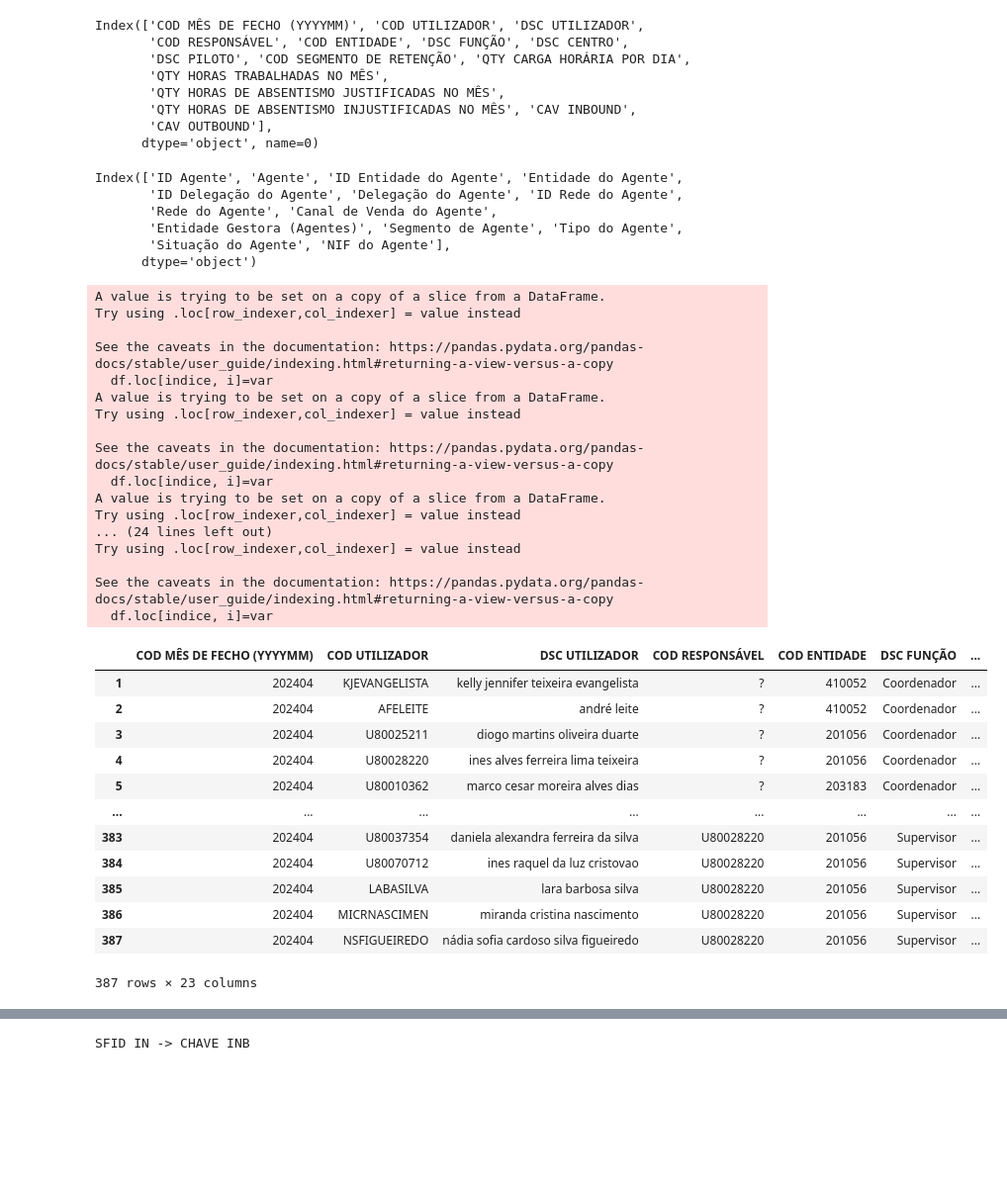
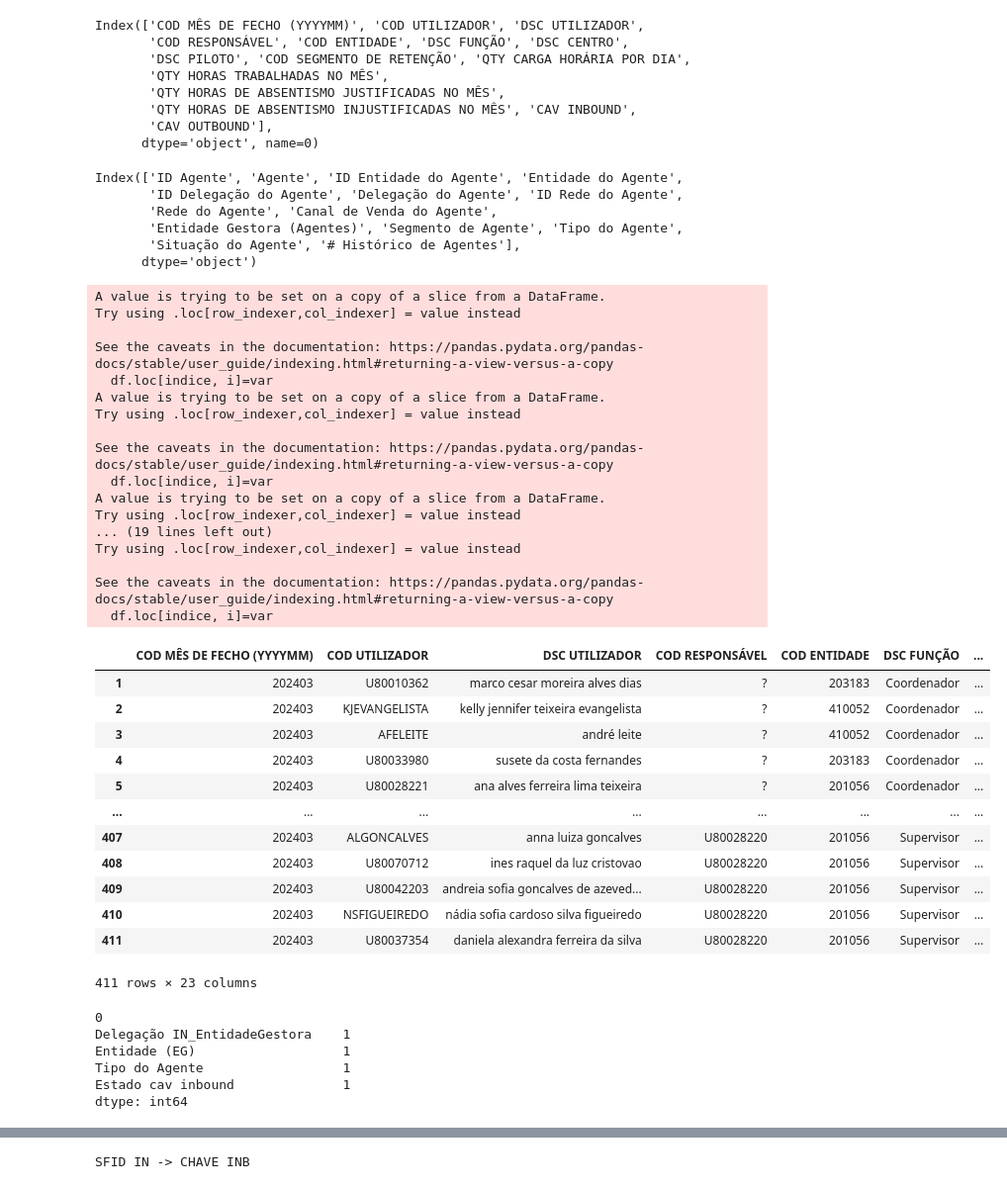
Before and after one commit to josepmatias/nos_reten-ao, a Jupyter notebook: cadastro_retencao.ipynb, the cells around one changed output, grey strips where cells are left out. Shown at 99% size. Cells and saved outputs as stored; diff of their text form; code cells hidden in the pictures; blank space fills up the shorter version.

```diff
--- a/cadastro_retencao.ipynb
+++ b/cadastro_retencao.ipynb
@@ -10,10 +13,10 @@ Requirement already satisfied: pyxlsb in /usr/local/lib/python3.10/dist-packages
 # %%
 #designar nomes de ficheiros e designar o mês
-cadastro_nome="Cadastro_EADW.xlsb"
-agentes_nome="AGENTES_TODOS_ENTIDADE_GESTORA_KC13219_29.04.xlsx"
+cadastro_nome="Cadastro_EADW_202403_202404_v3.xlsb"
+agentes_nome="AGENTES_TODOS_ENTIDADE_GESTORA_01.04.24.xlsb"
 cav_sfid_nome="sfidsvscavs.xlsb"
 
-mes="202404"
+mes="202403"
 # %%
 #fazer upload dos ficheiros
 from google.colab import files
@@ -53,7 +56,7 @@ Index(['ID Agente', 'Agente', 'ID Entidade do Agente', 'Entidade do Agente',
        'ID Delegação do Agente', 'Delegação do Agente', 'ID Rede do Agente',
        'Rede do Agente', 'Canal de Venda do Agente',
        'Entidade Gestora (Agentes)', 'Segmento de Agente', 'Tipo do Agente',
-       'Situação do Agente', 'NIF do Agente'],
+       'Situação do Agente', '# Histórico de Agentes'],
       dtype='object')
 # %%
 #importar ficheiro sidsvscavs
@@ -73,54 +76,70 @@ def conversao (dici, str, df=cadastro_mes, df2=agentes):
   for i, j in dici.items():
     for cav in df["CAV " + str].unique().tolist():
       indice=df.loc[df["CAV " + str]==cav, :].index
-      var=df2.loc[df2.iloc[:, 0]==cav, j].unique().tolist()[0]
-      df.loc[indice, i]=var
+      #introduzir excepção para eventuais erros (i.e., cavs que não são encontrados no ficheiro "agentes entidades todos")
+      try:
+        var=df2.loc[df2.iloc[:, 0]==cav, j].unique().tolist()[0]
+        df.loc[indice, i]=var
+      except IndexError:
+        df.loc[indice, i]="#N/A"
+
 
   return df
 
 #dicionario inb
 dici_inb={"Delegação IN_EntidadeGestora":"ID Delegação do Agente", "Entidade (EG)": "ID Entidade do Agente",  "Tipo do Agente": "Tipo do Agente", "Rede (EG)- Inbound": "Rede do Agente",\
 "Estado cav inbound": "Situação do Agente"}
 
 conversao(dici_inb, "INBOUND")
 
 #dicionario out
 
 dici_out={"Delegação OUT_EntidadeGestora":"ID Delegação do Agente", "Rede (EG)- Outbound":"Rede do Agente", "Estado Cav Outbound": "Situação do Agente"}
 
 
 conversao(dici_out, "OUTBOUND")
 # %% [output]
 A value is trying to be set on a copy of a slice from a DataFrame.
 Try using .loc[row_indexer,col_indexer] = value instead
 
 See the caveats in the documentation: https://pandas.pydata.org/pandas-docs/stable/user_guide/indexing.html#returning-a-view-versus-a-copy
   df.loc[indice, i]=var
 A value is trying to be set on a copy of a slice from a DataFrame.
 Try using .loc[row_indexer,col_indexer] = value instead
 
 See the caveats in the documentation: https://pandas.pydata.org/pandas-docs/stable/user_guide/indexing.html#returning-a-view-versus-a-copy
   df.loc[indice, i]=var
 A value is trying to be set on a copy of a slice from a DataFrame.
 Try using .loc[row_indexer,col_indexer] = value instead
-... (24 lines left out)
+... (19 lines left out)
 Try using .loc[row_indexer,col_indexer] = value instead
 
 See the caveats in the documentation: https://pandas.pydata.org/pandas-docs/stable/user_guide/indexing.html#returning-a-view-versus-a-copy
   df.loc[indice, i]=var
 |  | COD MÊS DE FECHO (YYYYMM) | COD UTILIZADOR | DSC UTILIZADOR | COD RESPONSÁVEL | COD ENTIDADE | DSC FUNÇÃO | ... |
-| 1 | 202404 | KJEVANGELISTA | kelly jennifer teixeira evangelista | ? | 410052 | Coordenador | ... |
-| 2 | 202404 | AFELEITE | andré leite | ? | 410052 | Coordenador | ... |
-| 3 | 202404 | U80025211 | diogo martins oliveira duarte | ? | 201056 | Coordenador | ... |
-| 4 | 202404 | U80028220 | ines alves ferreira lima teixeira | ? | 201056 | Coordenador | ... |
-| 5 | 202404 | U80010362 | marco cesar moreira alves dias | ? | 203183 | Coordenador | ... |
+| 1 | 202403 | U80010362 | marco cesar moreira alves dias | ? | 203183 | Coordenador | ... |
+| 2 | 202403 | KJEVANGELISTA | kelly jennifer teixeira evangelista | ? | 410052 | Coordenador | ... |
+| 3 | 202403 | AFELEITE | andré leite | ? | 410052 | Coordenador | ... |
+| 4 | 202403 | U80033980 | susete da costa fernandes | ? | 203183 | Coordenador | ... |
+| 5 | 202403 | U80028221 | ana alves ferreira lima teixeira | ? | 201056 | Coordenador | ... |
 | ... | ... | ... | ... | ... | ... | ... | ... |
-| 383 | 202404 | U80037354 | daniela alexandra ferreira da silva | U80028220 | 201056 | Supervisor | ... |
-| 384 | 202404 | U80070712 | ines raquel da luz cristovao | U80028220 | 201056 | Supervisor | ... |
-| 385 | 202404 | LABASILVA | lara barbosa silva | U80028220 | 201056 | Supervisor | ... |
-| 386 | 202404 | MICRNASCIMEN | miranda cristina nascimento | U80028220 | 201056 | Supervisor | ... |
-| 387 | 202404 | NSFIGUEIREDO | nádia sofia cardoso silva figueiredo | U80028220 | 201056 | Supervisor | ... |
+| 407 | 202403 | ALGONCALVES | anna luiza goncalves | U80028220 | 201056 | Supervisor | ... |
+| 408 | 202403 | U80070712 | ines raquel da luz cristovao | U80028220 | 201056 | Supervisor | ... |
+| 409 | 202403 | U80042203 | andreia sofia goncalves de azeved... | U80028220 | 201056 | Supervisor | ... |
+| 410 | 202403 | NSFIGUEIREDO | nádia sofia cardoso silva figueiredo | U80028220 | 201056 | Supervisor | ... |
+| 411 | 202403 | U80037354 | daniela alexandra ferreira da silva | U80028220 | 201056 | Supervisor | ... |
-387 rows × 23 columns
+411 rows × 23 columns
+# %%
+#verificar quantos #N/As existem nas colunas nova
+
+cadastro_mes[["Delegação IN_EntidadeGestora", "Entidade (EG)", "Tipo do Agente", "Estado cav inbound"]].apply(lambda i: i[i=="#N/A"].count())
+# %% [output]
+0
+Delegação IN_EntidadeGestora    1
+Entidade (EG)                   1
+Tipo do Agente                  1
+Estado cav inbound              1
+dtype: int64
 # %%
 #criar colunas "CHAVE INB" e "CHAVE OUT" na dataframe cadastro_mes
 
```
Also changed, not shown: parts of 8 cells of this notebook.
